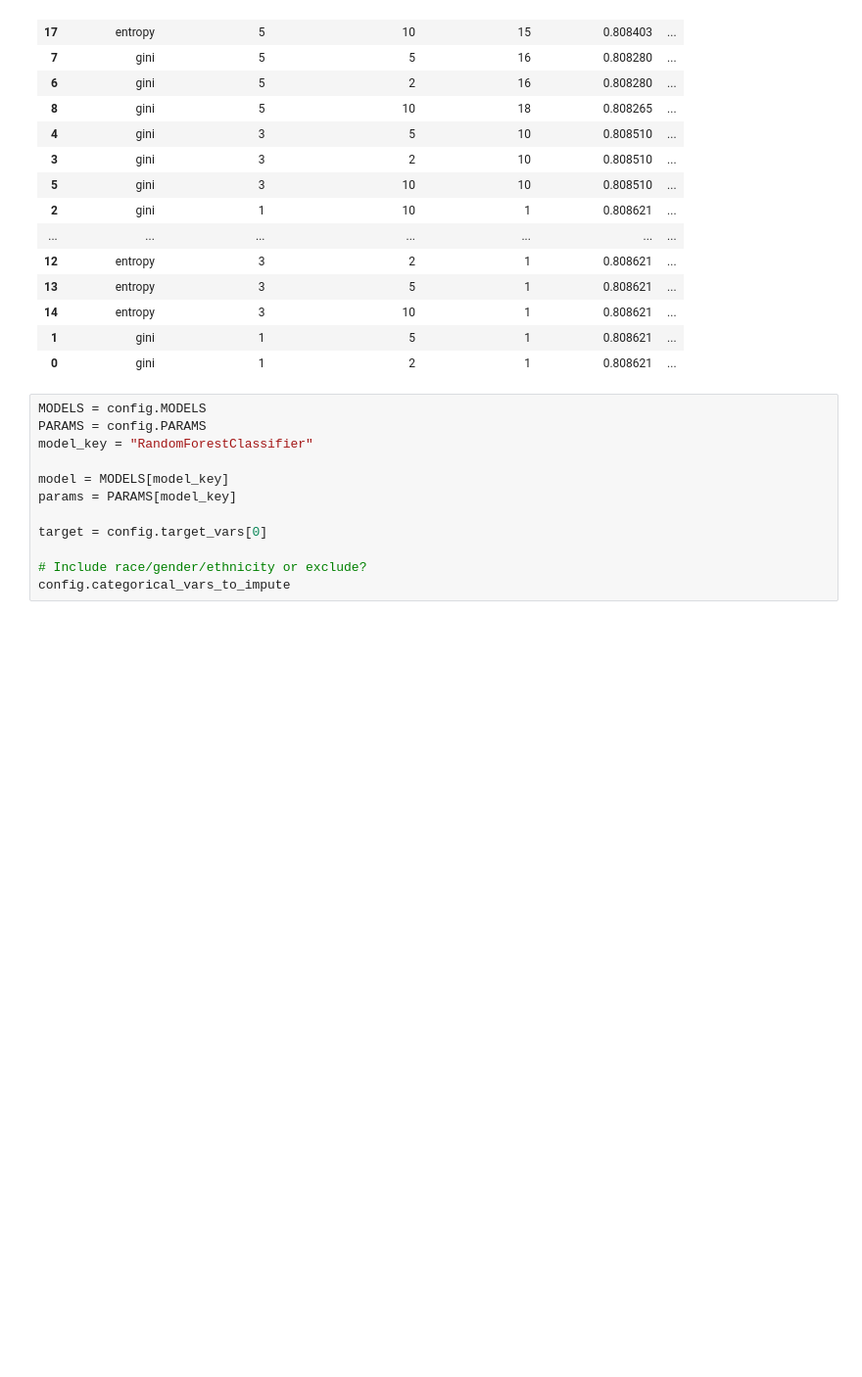
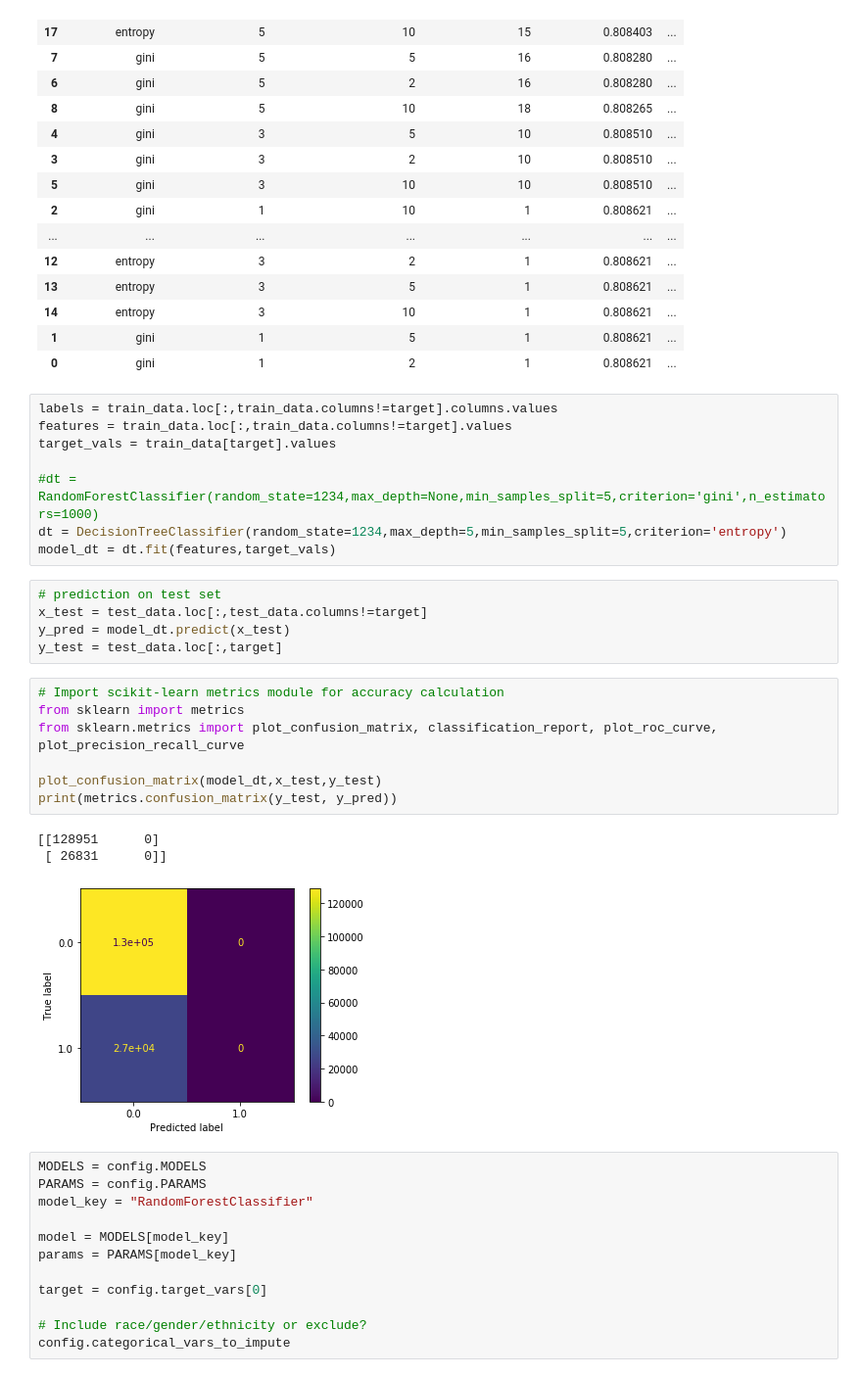
Before and after one commit to christi-liongson/covid_decarceration, a Jupyter notebook: files/analysis_1.ipynb, the cells around one changed output. Shown at 98% size. Saved outputs shown, nothing was run; the diff lists cells and outputs as text; blank space fills up the shorter version.

Commit message:
confusion matrices

```diff
--- a/files/analysis_1.ipynb
+++ b/files/analysis_1.ipynb
@@ -259,6 +259,30 @@ ranked_cv[['param_criterion','param_max_depth','param_min_samples_split','rank_t
 | 14 | entropy | 3 | 10 | 1 | 0.808621 | ... |
 | 1 | gini | 1 | 5 | 1 | 0.808621 | ... |
 | 0 | gini | 1 | 2 | 1 | 0.808621 | ... |
+# %%
+labels = train_data.loc[:,train_data.columns!=target].columns.values
+features = train_data.loc[:,train_data.columns!=target].values
+target_vals = train_data[target].values
+
+#dt = RandomForestClassifier(random_state=1234,max_depth=None,min_samples_split=5,criterion='gini',n_estimators=1000)
+dt = DecisionTreeClassifier(random_state=1234,max_depth=5,min_samples_split=5,criterion='entropy')
+model_dt = dt.fit(features,target_vals)
+# %%
+# prediction on test set
+x_test = test_data.loc[:,test_data.columns!=target]
+y_pred = model_dt.predict(x_test)
+y_test = test_data.loc[:,target]
+# %%
+# Import scikit-learn metrics module for accuracy calculation
+from sklearn import metrics
+from sklearn.metrics import plot_confusion_matrix, classification_report, plot_roc_curve, plot_precision_recall_curve
+
+plot_confusion_matrix(model_dt,x_test,y_test)
+print(metrics.confusion_matrix(y_test, y_pred))
+# %% [output]
+[[128951      0]
+ [ 26831      0]]
+[figure, added]
 # %%
 MODELS = config.MODELS
 PARAMS = config.PARAMS
```
Also changed, not shown: parts of 3 cells of this notebook.
